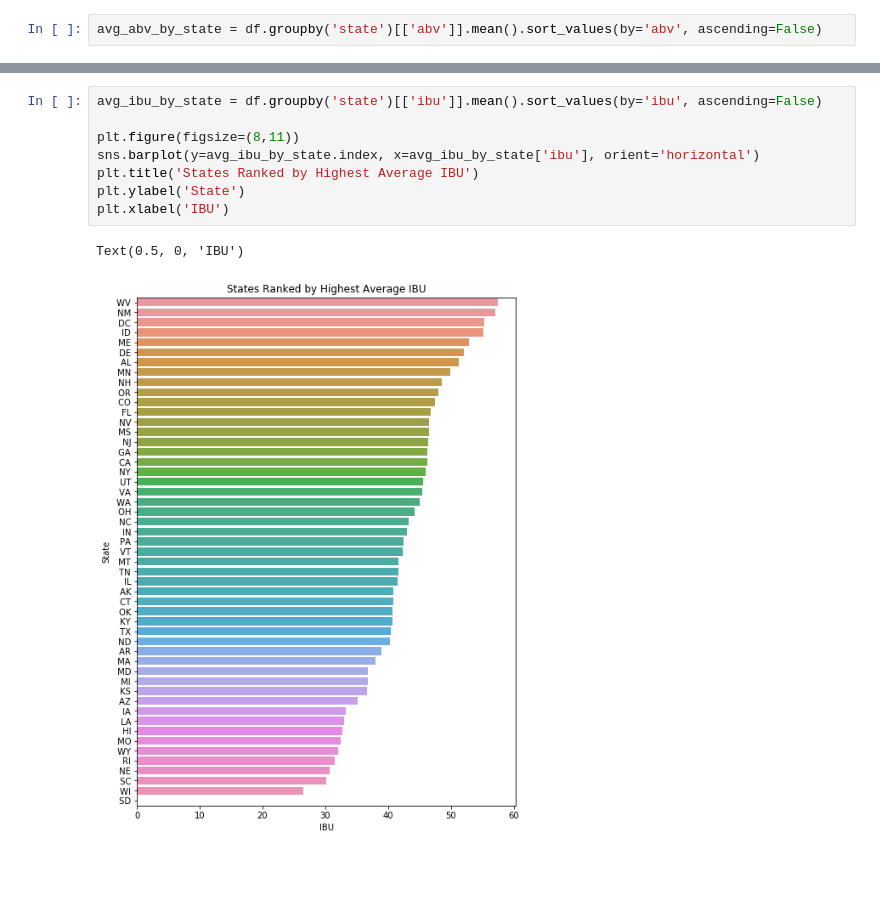
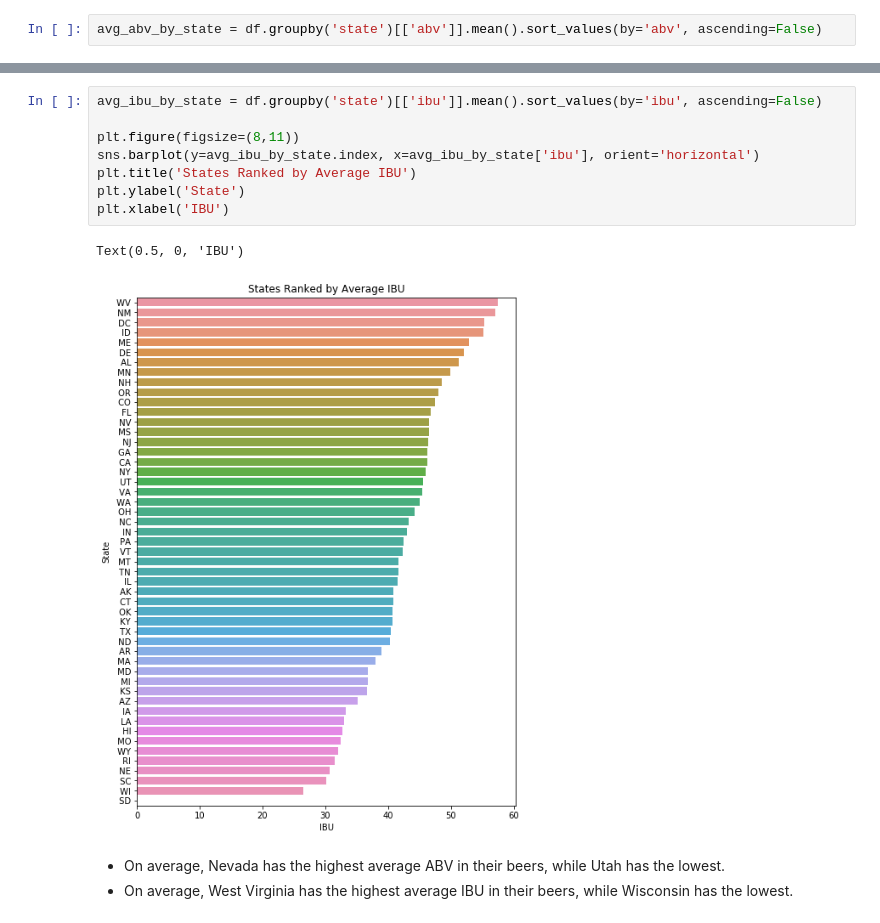
Before and after one commit to jsharp3/Craft-Beers-Data-Project, a Jupyter notebook: Craft_Beers_Analysis.ipynb, the cells around one changed output, grey strips where cells are left out. Cells and saved outputs as stored; diff of their text form; blank space fills up the shorter version.

```diff
--- a/Craft_Beers_Analysis.ipynb
+++ b/Craft_Beers_Analysis.ipynb
@@ -390,11 +390,14 @@ Text(0.5, 0, 'ABV')
 # %%
 avg_ibu_by_state = df.groupby('state')[['ibu']].mean().sort_values(by='ibu', ascending=False)
 
 plt.figure(figsize=(8,11))
 sns.barplot(y=avg_ibu_by_state.index, x=avg_ibu_by_state['ibu'], orient='horizontal')
-plt.title('States Ranked by Highest Average IBU')
+plt.title('States Ranked by Average IBU')
 plt.ylabel('State')
 plt.xlabel('IBU')
 # %% [output]
 Text(0.5, 0, 'IBU')
-[figure, old version]
+[figure, new version]
+# %% [markdown]
+* On average, Nevada has the highest average ABV in their beers, while Utah has the lowest.
+* On average, West Virginia has the highest average IBU in their beers, while Wisconsin has the lowest.
```
Also changed, not shown: parts of 3 cells of this notebook.
